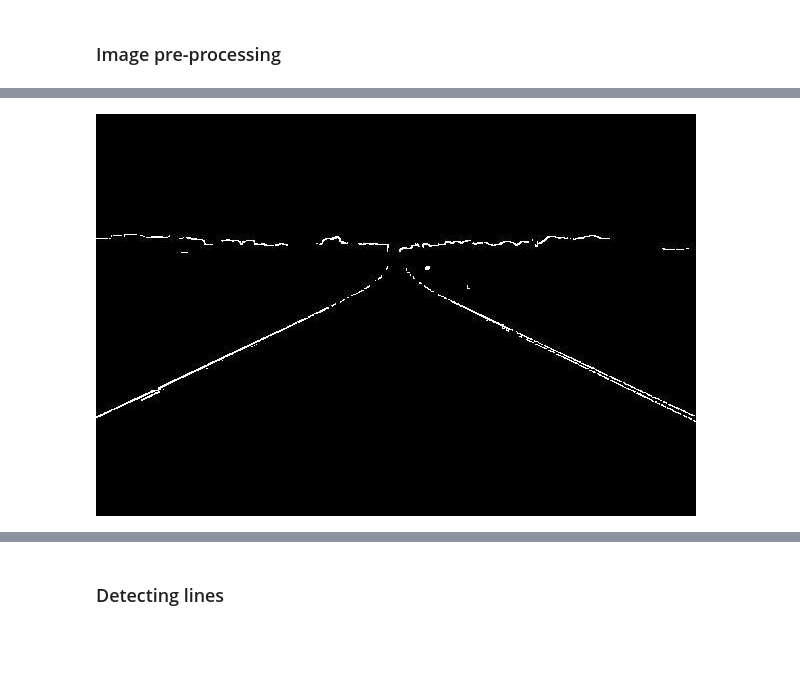
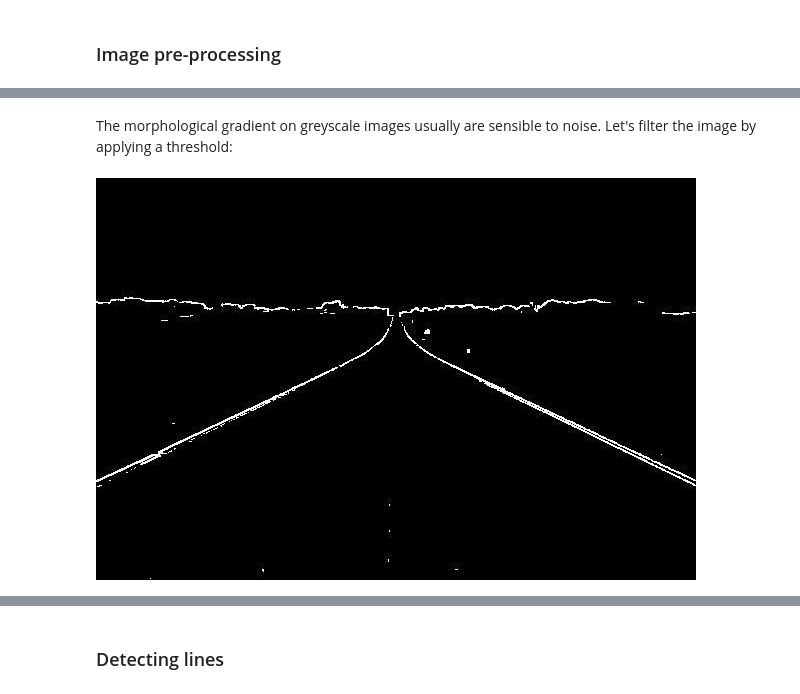
Before and after one commit to luisrpp/image_processing, a Jupyter notebook: iruby/notebooks/Image Processing - Hough Transform.ipynb, the cells around one changed output, grey strips where cells are left out. Drawn from its saved outputs; the diff is of its cells as text; code cells hidden in the pictures; blank space fills up the shorter version.

```diff
--- a/iruby/notebooks/Image Processing - Hough Transform.ipynb
+++ b/iruby/notebooks/Image Processing - Hough Transform.ipynb
@@ -55,5 +61,7 @@ gradient.display
+# %% [markdown]
+The morphological gradient on greyscale images usually are sensible to noise. Let's filter the image by applying a threshold:
 # %%
-gradient = gradient.threshold(grey.percent(30))
-gradient.display
+filtered_gradient = gradient.threshold(gradient.max / 2)
+filtered_gradient.display
 # %% [output]
-[figure, old version]
+[figure, new version]
```
Also changed, not shown: parts of 12 cells of this notebook, 1 other file.
